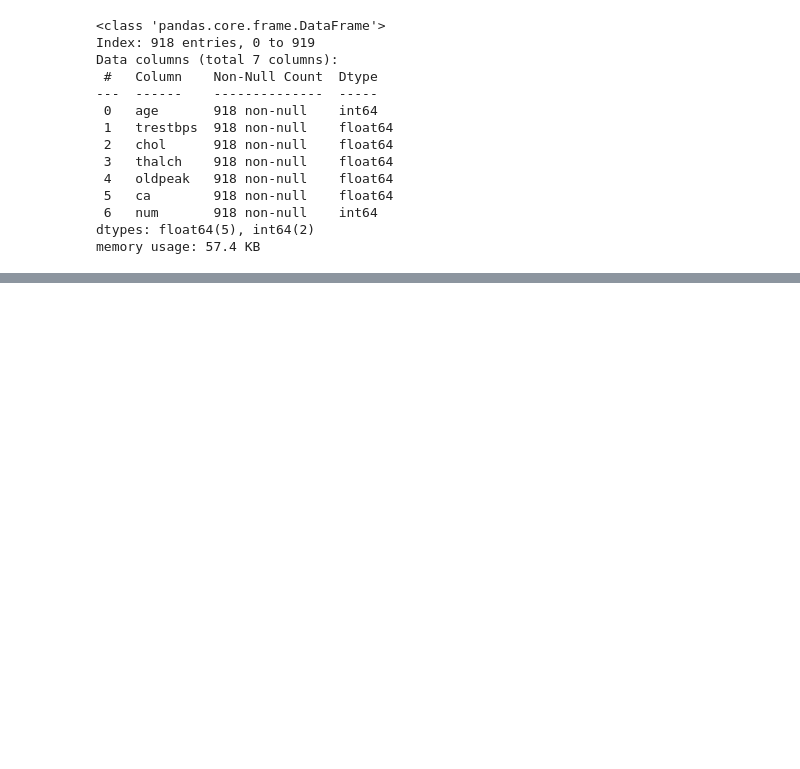
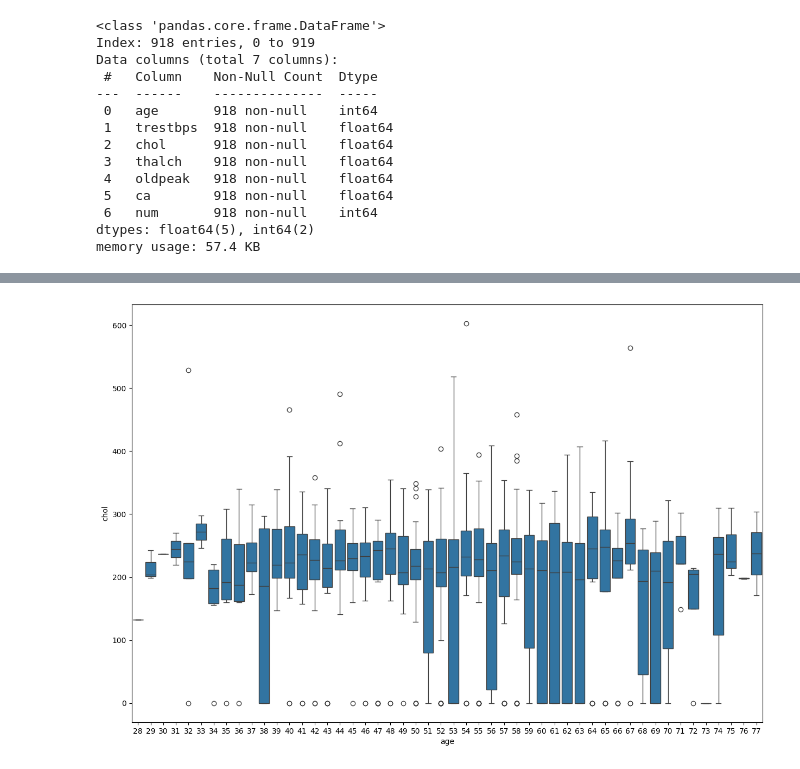
Before and after one commit to JiyaG143/pfsinterns, a Jupyter notebook: deepnote/Email_Spam_Detection_Project/Heart Disease Prediction.ipynb, the cells around one changed output, grey strips where cells are left out. Drawn from its saved outputs; the diff is of its cells as text; code cells hidden in the pictures; blank space fills up the shorter version.

```diff
--- a/deepnote/Email_Spam_Detection_Project/Heart Disease Prediction.ipynb
+++ b/deepnote/Email_Spam_Detection_Project/Heart Disease Prediction.ipynb
@@ -379,0 +397,6 @@ memory usage: 57.4 KB
+# %%
+fig, ax = plt.subplots(figsize=(15, 10))
+sns.boxplot(data=df, x="age", y="chol", ax=ax)
+plt.show()
+# %% [output]
+[figure, added]
```
Also changed, not shown: parts of 6 cells of this notebook.
